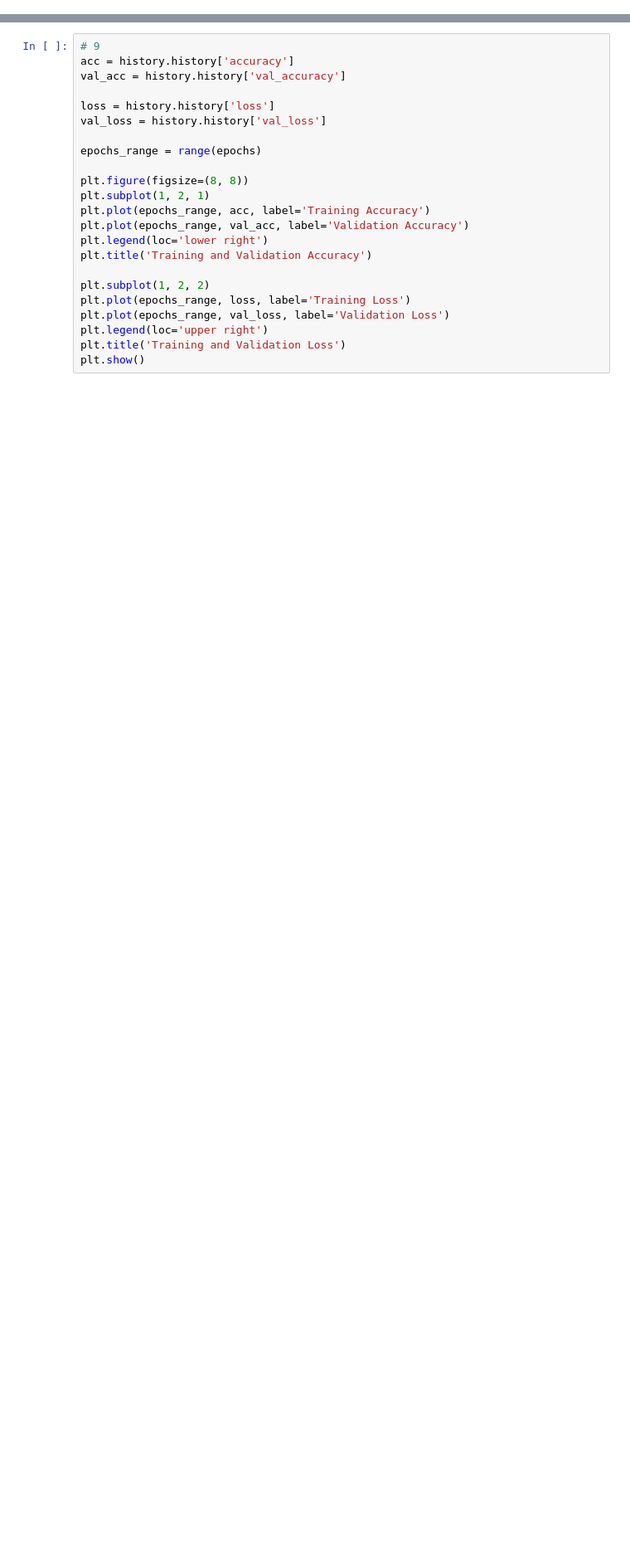
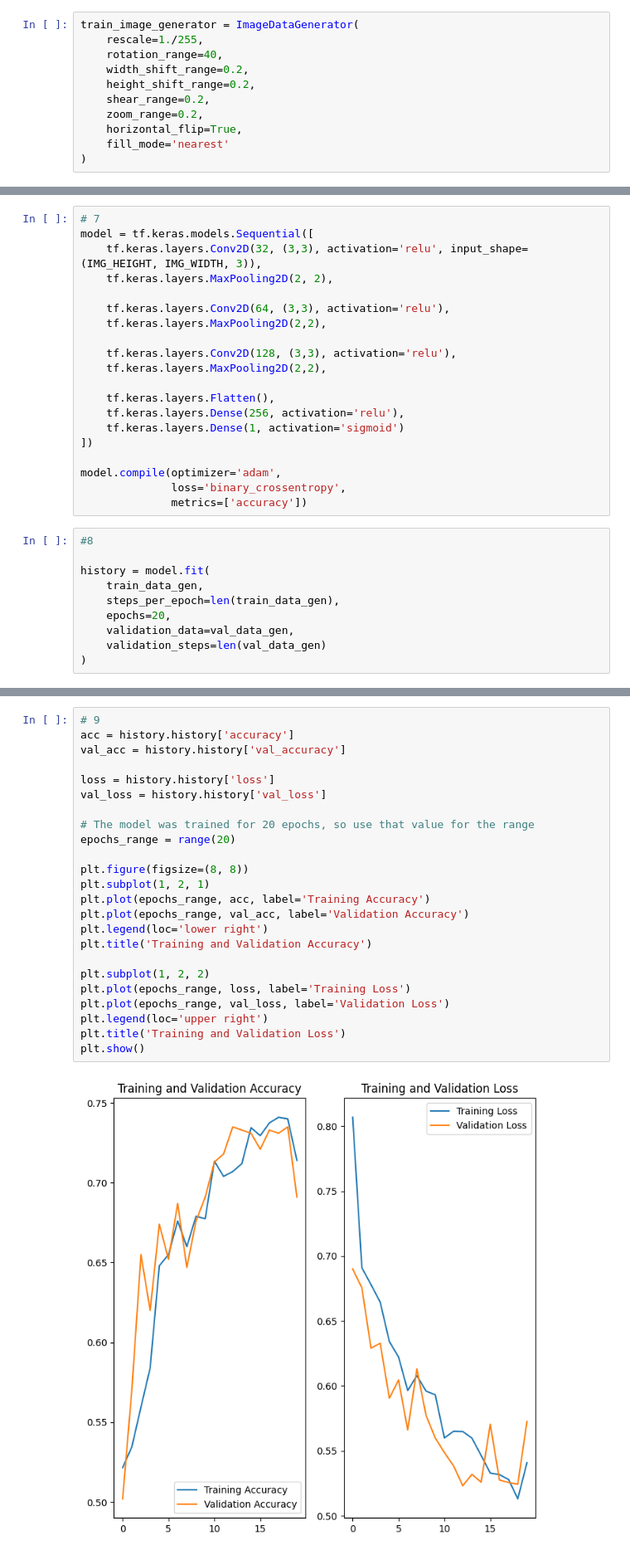
Before and after one commit to skyceeee/Freecodecamp-MachineLearning, a Jupyter notebook: cats-vs-dogs/fcc_cat_dog.ipynb, the cells around one changed output, grey strips where cells are left out. Shown at 83% size. Saved outputs shown, nothing was run; the diff lists cells and outputs as text; blank space fills up the shorter version.

```diff
--- a/cats-vs-dogs/fcc_cat_dog.ipynb
+++ b/cats-vs-dogs/fcc_cat_dog.ipynb
@@ -73,3 +115,14 @@ train_image_generator = None
+# %%
+train_image_generator = ImageDataGenerator(
+    rescale=1./255,
+    rotation_range=40,
+    width_shift_range=0.2,
+    height_shift_range=0.2,
+    shear_range=0.2,
+    zoom_range=0.2,
+    horizontal_flip=True,
+    fill_mode='nearest'
+)
 # %%
 # 6
 train_data_gen = train_image_generator.flow_from_directory(batch_size=batch_size,
@@ -97,0 +139,30 @@ history = None
+# %%
+# 7
+model = tf.keras.models.Sequential([
+    tf.keras.layers.Conv2D(32, (3,3), activation='relu', input_shape=(IMG_HEIGHT, IMG_WIDTH, 3)),
+    tf.keras.layers.MaxPooling2D(2, 2),
+
+    tf.keras.layers.Conv2D(64, (3,3), activation='relu'),
+    tf.keras.layers.MaxPooling2D(2,2),
+
+    tf.keras.layers.Conv2D(128, (3,3), activation='relu'),
+    tf.keras.layers.MaxPooling2D(2,2),
+
+    tf.keras.layers.Flatten(),
+    tf.keras.layers.Dense(256, activation='relu'),
+    tf.keras.layers.Dense(1, activation='sigmoid')
+])
+
+model.compile(optimizer='adam',
+              loss='binary_crossentropy',
+              metrics=['accuracy'])
+# %%
+#8
+
+history = model.fit(
+    train_data_gen,
+    steps_per_epoch=len(train_data_gen),
+    epochs=20,
+    validation_data=val_data_gen,
+    validation_steps=len(val_data_gen)
+)
@@ -98,23 +187,26 @@ history = None
 # %%
 # 9
 acc = history.history['accuracy']
 val_acc = history.history['val_accuracy']
 
 loss = history.history['loss']
 val_loss = history.history['val_loss']
 
-epochs_range = range(epochs)
+# The model was trained for 20 epochs, so use that value for the range
+epochs_range = range(20)
 
 plt.figure(figsize=(8, 8))
 plt.subplot(1, 2, 1)
 plt.plot(epochs_range, acc, label='Training Accuracy')
 plt.plot(epochs_range, val_acc, label='Validation Accuracy')
 plt.legend(loc='lower right')
 plt.title('Training and Validation Accuracy')
 
 plt.subplot(1, 2, 2)
 plt.plot(epochs_range, loss, label='Training Loss')
 plt.plot(epochs_range, val_loss, label='Validation Loss')
 plt.legend(loc='upper right')
 plt.title('Training and Validation Loss')
 plt.show()
+# %% [output]
+[figure, added]
```
Also changed, not shown: parts of 14 cells of this notebook.
